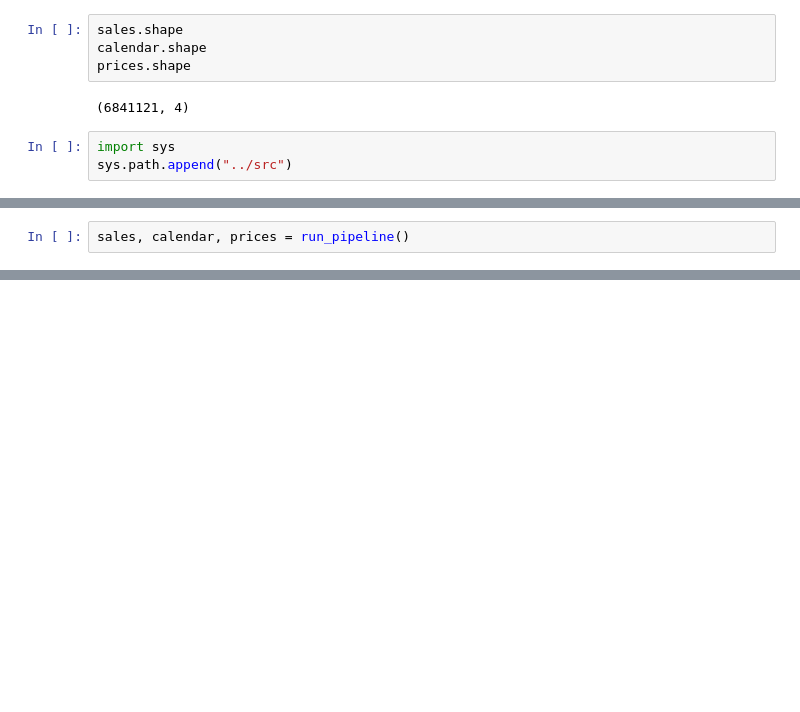
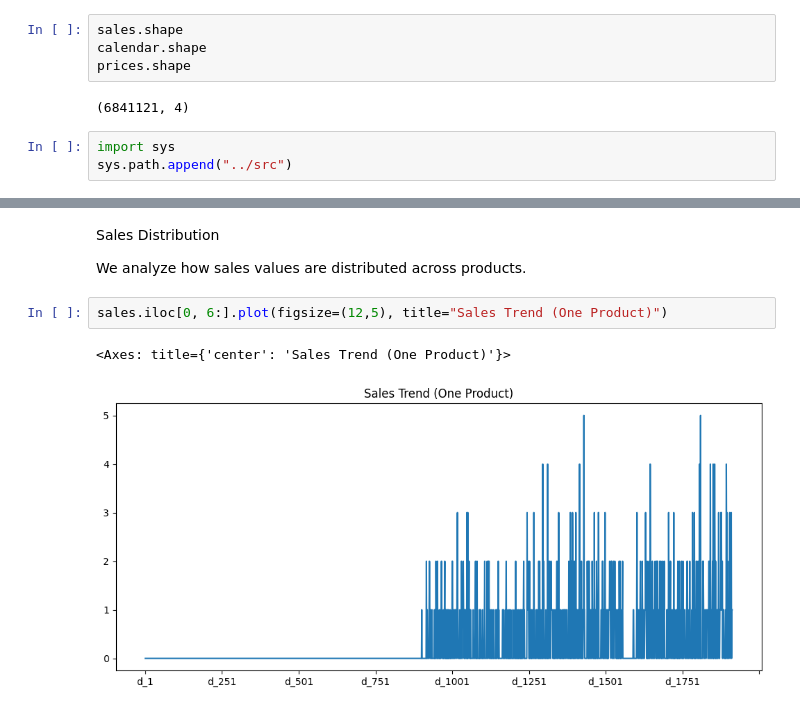
Before and after one commit to Aditishanker22/neural-retail-project, a Jupyter notebook: notebooks/eda.ipynb, the cells around one changed output, grey strips where cells are left out. Cells and saved outputs as stored; diff of their text form; blank space fills up the shorter version.

Commit message:
Phase 2 complete: EDA + Feature Engineering + pipeline integration

```diff
--- a/notebooks/eda.ipynb
+++ b/notebooks/eda.ipynb
@@ -178,2 +219,0 @@ from pipeline import run_pipeline
-# %%
-sales, calendar, prices = run_pipeline()
@@ -179,0 +246,9 @@ sales, calendar, prices = run_pipeline()
+# %% [markdown]
+Sales Distribution
+
+We analyze how sales values are distributed across products.
+# %%
+sales.iloc[0, 6:].plot(figsize=(12,5), title="Sales Trend (One Product)")
+# %% [output]
+<Axes: title={'center': 'Sales Trend (One Product)'}>
+[figure, added]
```
Also changed, not shown: parts of 25 cells of this notebook, 3 other files.
